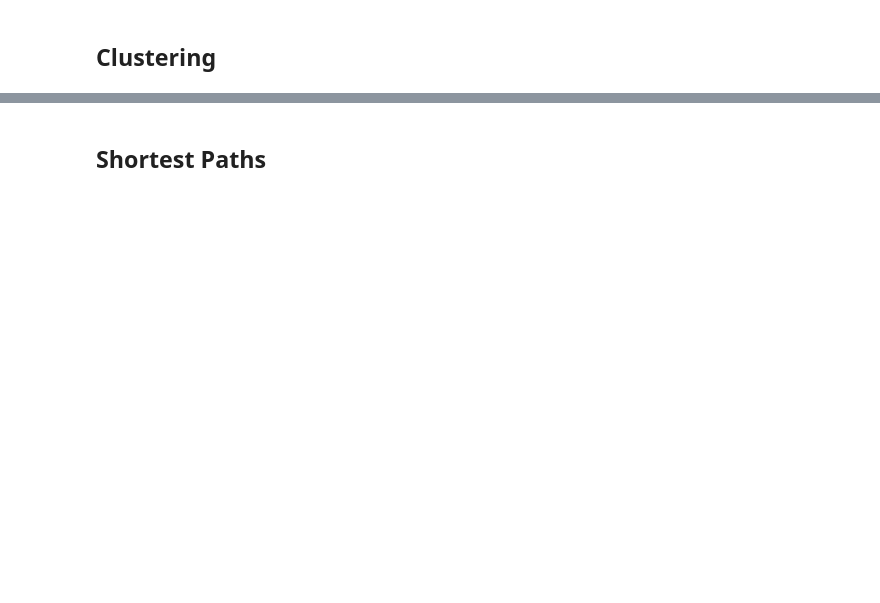
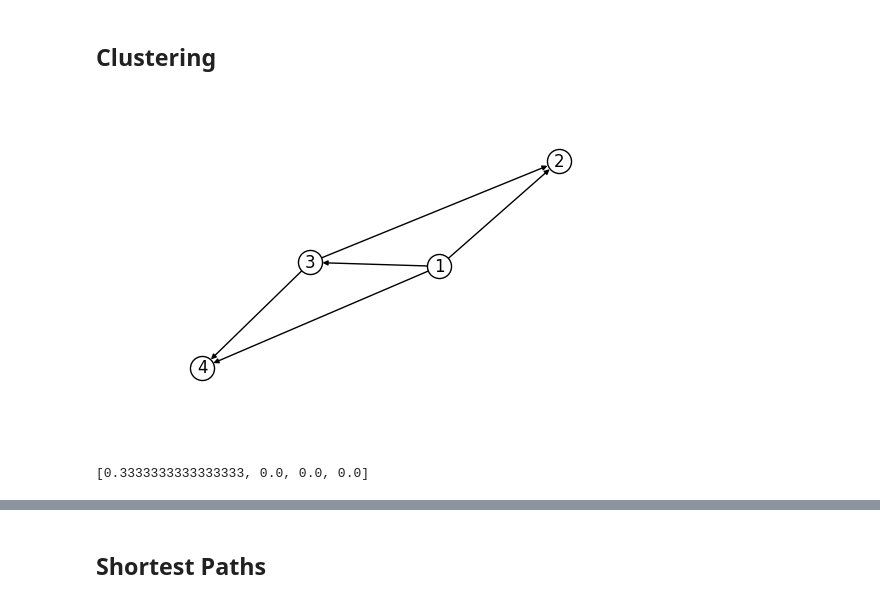
Before and after one commit to felix11h/network-measures-lecture_spp-workshop-18, a Jupyter notebook: network_analysis.ipynb, the cells around one changed output, grey strips where cells are left out. Cells and saved outputs as stored; diff of their text form; code cells hidden in the pictures; blank space fills up the shorter version.

```diff
--- a/network_analysis.ipynb
+++ b/network_analysis.ipynb
@@ -294,0 +376,4 @@ Martens et al. (2017)
+# %%
+g = simple_graph()
+# %% [output]
+[figure, added]
@@ -294,0 +382,4 @@ Martens et al. (2017)
+# %%
+list(gt.local_clustering(h, undirected=False))
+# %% [output]
+[0.3333333333333333, 0.0, 0.0, 0.0]
```
Also changed, not shown: parts of 38 cells of this notebook, 1 other file.
